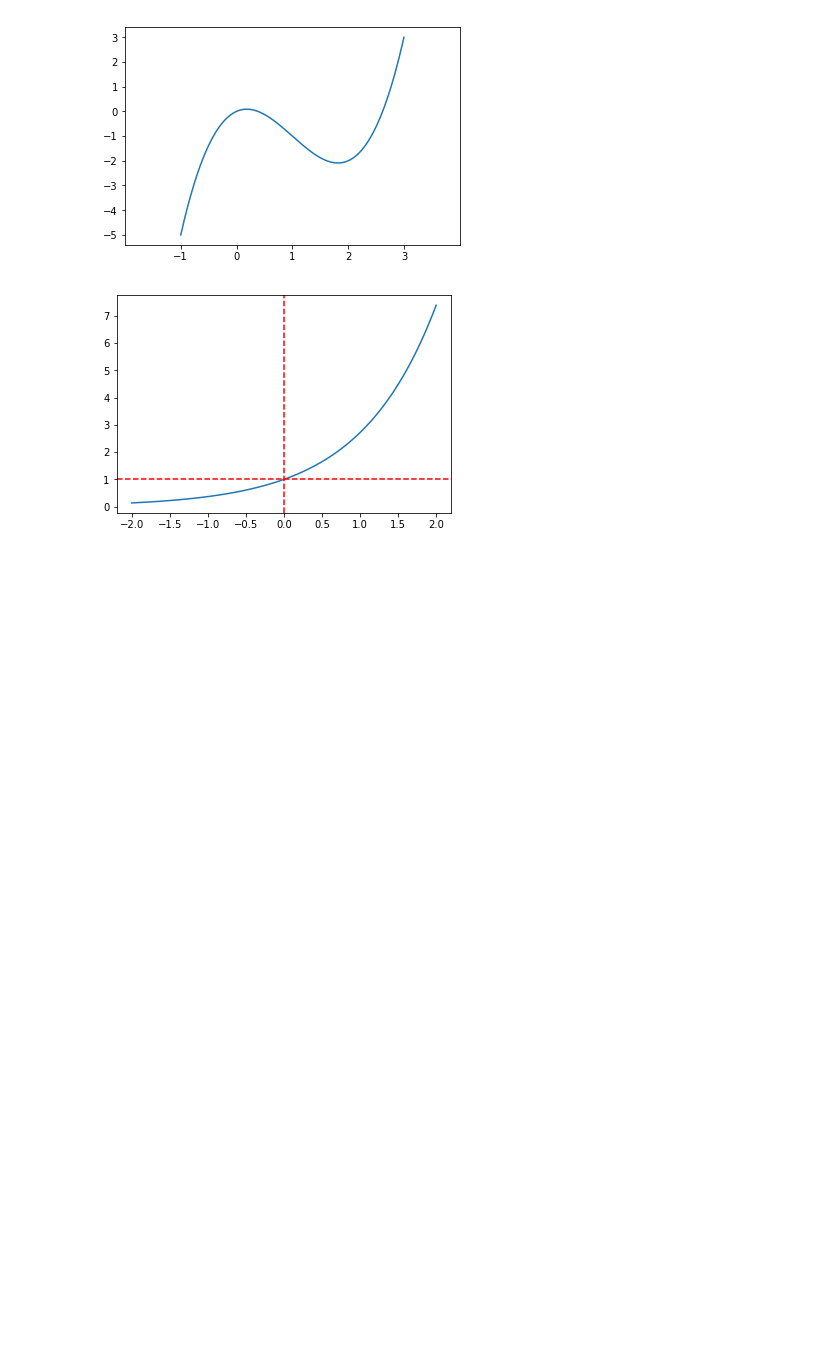
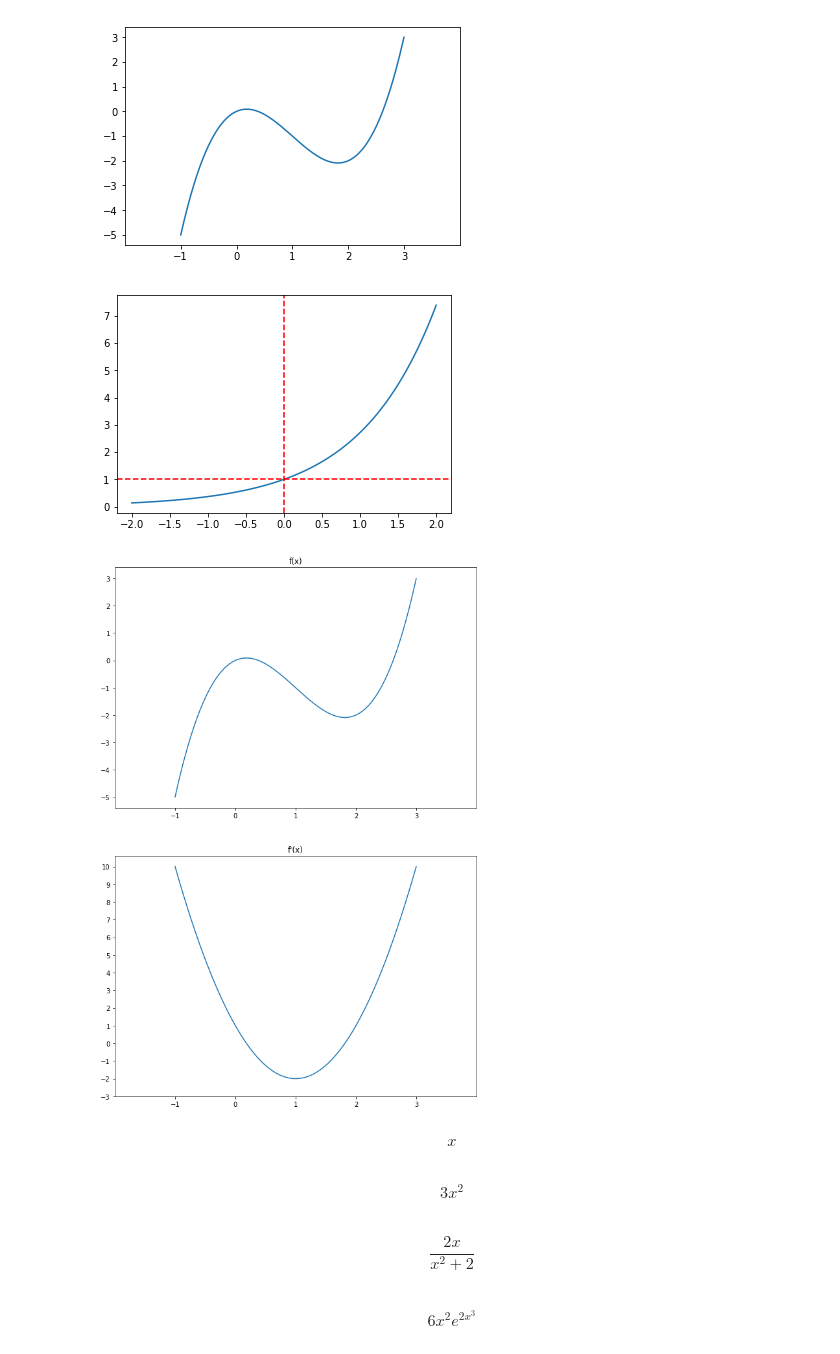
Before and after one commit to Mirdev/DSS_Code, a Jupyter notebook: DSS_Lecture/0909Sat/0909Sat.ipynb, the cells around one changed output. Drawn from its saved outputs; the diff is of its cells as text; code cells hidden in the pictures; blank space fills up the shorter version.

```diff
--- a/DSS_Lecture/0909Sat/0909Sat.ipynb
+++ b/DSS_Lecture/0909Sat/0909Sat.ipynb
@@ -46,3 +46,31 @@ plt.axvline(0, c='r', ls="--")
 plt.show()
 # %% [output]
 [figure]
+# %%
+def f(x):
+    return x**3 - 3*x**2 + x
+
+def fprime(x):
+    return 3*x**2 - 6*x + 1
+
+x = np.linspace(-1, 3, 400)
+
+plt.figure(figsize=(10,15))
+
+plt.subplot(211)
+plt.plot(x, f(x))
+plt.xlim(-2, 4)
+plt.xticks(np.arange(-1, 4))
+plt.yticks(np.arange(-5, 4))
+plt.title('f(x)')
+
+plt.subplot(212)
+plt.plot(x, fprime(x))
+plt.xlim(-2, 4)
+plt.xticks(np.arange(-1, 4))
+plt.yticks(np.arange(-3, 11))
+plt.title("f'(x)")
+
+plt.show()
+# %% [output]
+[figure, added]
@@ -48,0 +81,20 @@ plt.show()
+# %%
+x = sympy.symbols('x')
+x
+# %% [output]
+$$x$$
+# %%
+f = x**3-1
+sympy.diff(f)
+# %% [output]
+$$3 x^{2}$$
+# %%
+f = sympy.log(x**2+2)
+sympy.diff(f)
+# %% [output]
+$$\frac{2 x}{x^{2} + 2}$$
+# %%
+f = sympy.exp(2*x**3)
+sympy.diff(f)
+# %% [output]
+$$6 x^{2} e^{2 x^{3}}$$
```
Also changed, not shown: parts of 1 cell of this notebook, 4 other files.
